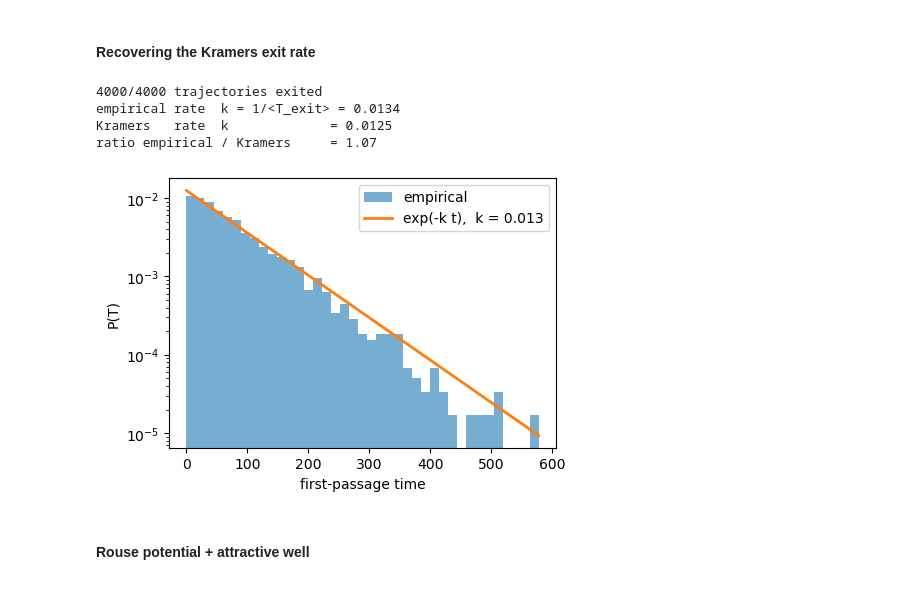
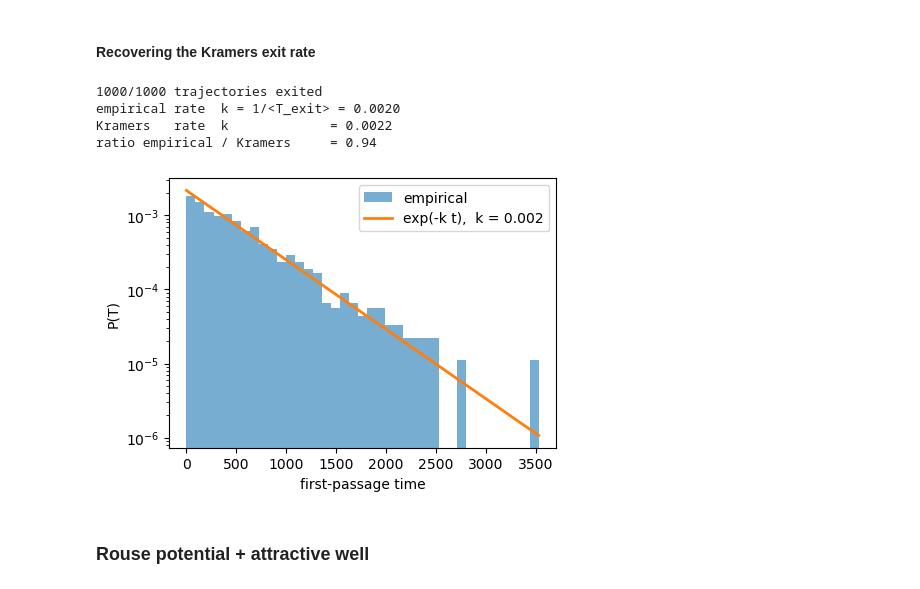
Before and after one commit to ta-rekt/Droplet, a Jupyter notebook: viz-rouse.ipynb, the cells around one changed output. Cells and saved outputs as stored; diff of their text form; code cells hidden in the pictures.

```diff
--- a/viz-rouse.ipynb
+++ b/viz-rouse.ipynb
@@ -400,18 +406,20 @@ empirical Var(r) = 0.33643427754035254   expected = 0.3333333333333333
 # %%
 # Double-well potential: 1/(100|r|) keeps r > 0, Gaussian creates the barrier,
 # 0.01 r^2 confines at large r.
-args = (100, 2, 0.5, 0.01)
+args = (100, 1.5, 0.5, 0.01)
 
 
 def U(x, *args):
     a, b, c, d = args
-    return 1.0 / np.abs(a * x) + np.exp(-(x - b) ** 2 / (2 * c)) + d * x ** 2
+    # return 1.0 / np.abs(a * x) + np.exp(-(x - b) ** 2 / (2 * c)) + d * x ** 2
+    return np.exp(-(x - b) ** 2 / (2 * c)) + d * x ** 2
 
 
 def F(x, *args):
     """Analytic force F = -dU/dx (only valid for x > 0)."""
     a, b, c, d = args
-    return 1.0 / (a * x ** 2) + (x - b) / c * np.exp(-(x - b) ** 2 / (2 * c)) - 2 * d * x
+    # return 1.0 / (a * x ** 2) + (x - b) / c * np.exp(-(x - b) ** 2 / (2 * c)) - 2 * d * x
+    return (x - b) / c * np.exp(-(x - b) ** 2 / (2 * c)) - 2 * d * x
 
 
 # --- locate left well, barrier; compute ΔU and curvatures ---
@@ -463,7 +471,7 @@ barrier    : r=2.018,  U=1.045,  ω_bar =1.406
 # 1) Temperature: ΔU/(kBT) in [3, 7] is the Arrhenius sweet spot --- escape
 #    is rare enough to be exponentially distributed, frequent enough to
 #    collect statistics in reasonable wall-clock time.
-T_bath = 0.3                    # -> ΔU/T ≈ 4.6 here
+T_bath = 0.15                    # -> ΔU/T ≈ 4.6 here
 gamma  = 1.0
 kB     = 1.0
 
@@ -479,8 +487,12 @@ dt         = min(dt_drift, dt_noise)
 print(f"dt_drift = {dt_drift:.4f}, dt_noise = {dt_noise:.4f}  ->  using dt = {dt:.4f}")
 
 # 3) Total time: a few mean Kramers escape times so we observe many exits.
-tau_K = (2 * np.pi * gamma / (omega_well * omega_bar)) * np.exp(dU / (kB * T_bath))
-tau   = 10 * tau_K
+# tau_K = (2 * np.pi * gamma / (omega_well * omega_bar)) * np.exp(dU / (kB * T_bath))
+
+dV_R = -F(0, *args)
+tau_K = ((gamma / dV_R) * (np.sqrt(2*np.pi*kB*T_bath)/omega_bar)
+         * np.exp(dU / (kB*T_bath)) * (1 - np.exp(-dV_R * (x_bar - 0)/ (kB*T_bath))))
+tau   = 50 * tau_K
 print(f"Kramers mean exit time ≈ {tau_K:.2f},  using tau = {tau:.1f}")
 
 # 4) Reflecting wall well clear of the 1/r singularity, but where U(r_min) is
@@ -489,14 +501,15 @@ r_min = 0.01
 print(f"U(r_min)/T = {U(r_min, *args)/T_bath:.1f}  (should be >> 1)")
 
 # 5) Number of trajectories — limited by RAM: shape (n, dim, N).
-N = 4000
-print(f"n_steps = {int(tau/dt)},  memory ≈ {int(tau/dt)*N*8/1e6:.0f} MB per array")
+N = 1000
+nskip = 100
+print(f"n_steps = {int(tau/dt)},  memory ≈ {int(tau/dt)*N*8/1e6/nskip:.0f} MB per array")
 
 sim = OverdampedHarmonicLangevin(
     tau=tau, dim=1, N=N, dt=dt,
     T=T_bath, gamma=gamma, kB=kB,
     F=lambda r: F(r, *args),
-    r0=x_well,
+    r0=x_well, nskip=nskip,
     r_min=r_min,
     seed=1,
 )
@@ -548,37 +561,38 @@ Saved figure to media/figures/20260606/empirical_vs_boltzmann_for_arbitrary_pote
 #### Recovering the Kramers exit rate
 # %%
 r_traj = sim.r[:, 0, :]
-crossed = r_traj > 3
-first_exit = np.where(crossed.any(0), crossed.argmax(0), sim.n)
-mask = np.arange(sim.n)[burn:, None] < first_exit[None, :]
+limit = x_bar
+crossed = r_traj > limit
+first_exit = np.where(crossed.any(0), crossed.argmax(0), sim.ns)
+mask = np.arange(sim.ns)[burn:, None] < first_exit[None, :]
 # %%
 # --- Exit-time distribution and Arrhenius rate ---------------------------
 # First-passage time to cross the barrier crest for each trajectory.
-exited = (sim.r[:, 0, :] > 3).any(0)
-fpt = first_exit[exited] * sim.dt
+exited = (sim.r[:, 0, :] > limit).any(0)
+fpt = first_exit[exited] * sim.dt * sim.nskip
 print(f"{exited.sum()}/{sim.N} trajectories exited")
 
 D = (kB * T_bath) / gamma
 mean_fpt = fpt.mean()
 k_emp    = 1.0 / mean_fpt
-k_kramers = 1.0 / tau_K
+k_kramers = 2.0 / tau_K
 print(f"empirical rate  k = 1/<T_exit> = {k_emp:.4f}")
 print(f"Kramers   rate  k             = {k_kramers:.4f}")
 print(f"ratio empirical / Kramers     = {k_emp / k_kramers:.2f}")
 
 fig, ax = plt.subplots(1, 1, figsize=(5, 3.5))
 bins = np.linspace(0, fpt.max(), 40)
 ax.hist(fpt, bins=bins, density=True, alpha=0.6, label="empirical")
 t_grid = np.linspace(0, fpt.max(), 200)
 ax.plot(t_grid, k_kramers * np.exp(-k_kramers * t_grid), lw=2,
         label=f"exp(-k t),  k = {k_emp:.3f}")
 ax.set_xlabel("first-passage time"); ax.set_ylabel("P(T)"); ax.legend()
 ax.set_yscale("log")
 # %% [output]
-4000/4000 trajectories exited
-empirical rate  k = 1/<T_exit> = 0.0134
-Kramers   rate  k             = 0.0125
-ratio empirical / Kramers     = 1.07
+1000/1000 trajectories exited
+empirical rate  k = 1/<T_exit> = 0.0020
+Kramers   rate  k             = 0.0022
+ratio empirical / Kramers     = 0.94
-[figure, old version]
+[figure, new version]
 # %% [markdown]
-#### Rouse potential + attractive well
+### Rouse potential + attractive well
```
Also changed, not shown: parts of 16 cells of this notebook, 1 other file.
